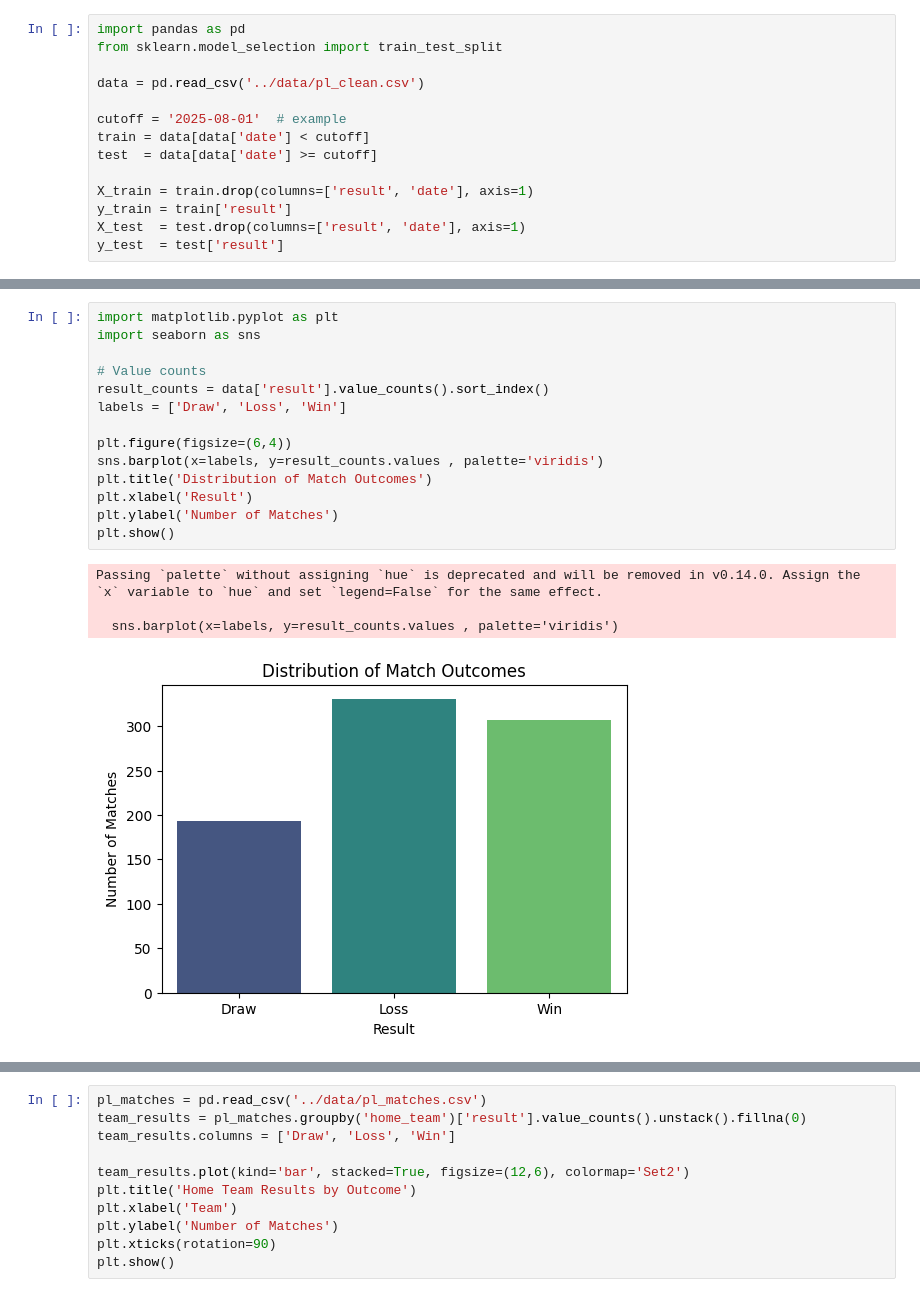
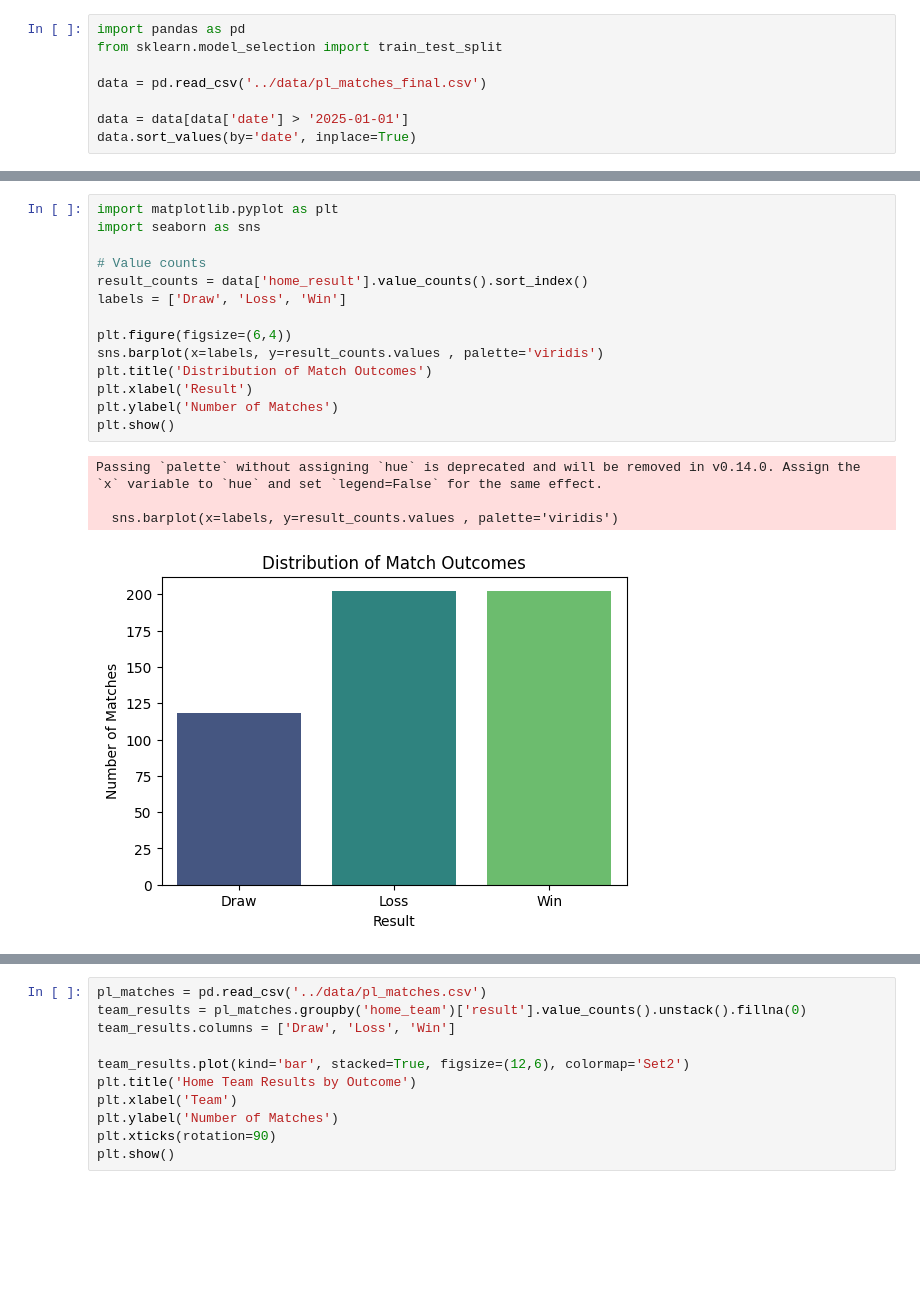
Before and after one commit to ejcalvillo/ai_sports_analytics, a Jupyter notebook: Notebooks/classification.ipynb, the cells around one changed output, grey strips where cells are left out. Saved outputs shown, nothing was run; the diff lists cells and outputs as text; blank space fills up the shorter version.

```diff
--- a/Notebooks/classification.ipynb
+++ b/Notebooks/classification.ipynb
@@ -2,13 +2,7 @@
 import pandas as pd
 from sklearn.model_selection import train_test_split
 
-data = pd.read_csv('../data/pl_clean.csv')
+data = pd.read_csv('../data/pl_matches_final.csv')
 
-cutoff = '2025-08-01'  # example
-train = data[data['date'] < cutoff]
-test  = data[data['date'] >= cutoff]
-
-X_train = train.drop(columns=['result', 'date'], axis=1)
-y_train = train['result']
-X_test  = test.drop(columns=['result', 'date'], axis=1)
-y_test  = test['result']
+data = data[data['date'] > '2025-01-01']
+data.sort_values(by='date', inplace=True)
@@ -107,22 +113,22 @@ weighted avg       0.41      0.43      0.40        70
 # %%
 import matplotlib.pyplot as plt
 import seaborn as sns
 
 # Value counts
-result_counts = data['result'].value_counts().sort_index()
+result_counts = data['home_result'].value_counts().sort_index()
 labels = ['Draw', 'Loss', 'Win']
 
 plt.figure(figsize=(6,4))
 sns.barplot(x=labels, y=result_counts.values , palette='viridis')
 plt.title('Distribution of Match Outcomes')
 plt.xlabel('Result')
 plt.ylabel('Number of Matches')
 plt.show()
 # %% [output]
 Passing `palette` without assigning `hue` is deprecated and will be removed in v0.14.0. Assign the `x` variable to `hue` and set `legend=False` for the same effect.
 
   sns.barplot(x=labels, y=result_counts.values , palette='viridis')
-[figure, old version]
+[figure, new version]
 # %%
 import pandas as pd
 import numpy as np
```
Also changed, not shown: parts of 13 cells of this notebook, 5 other files.
